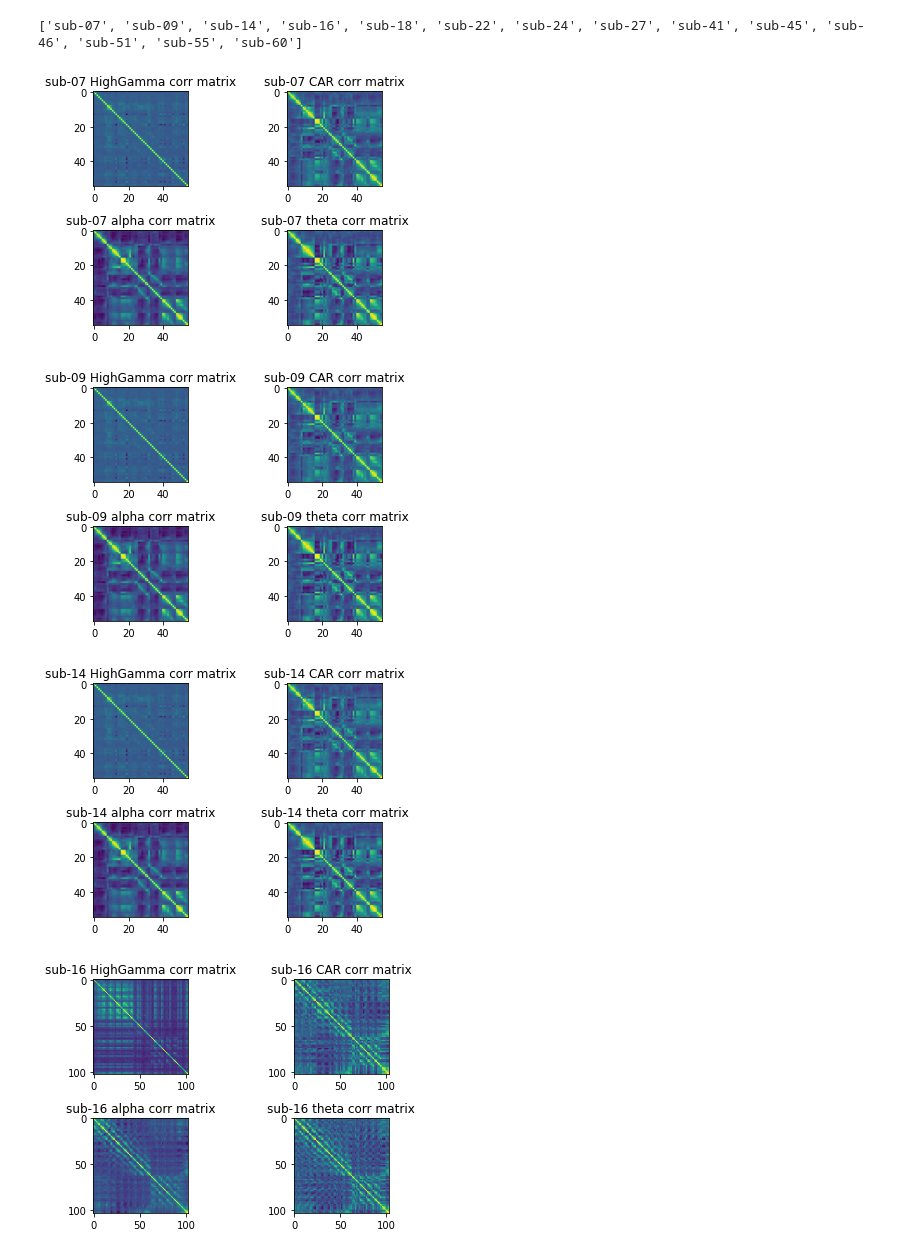
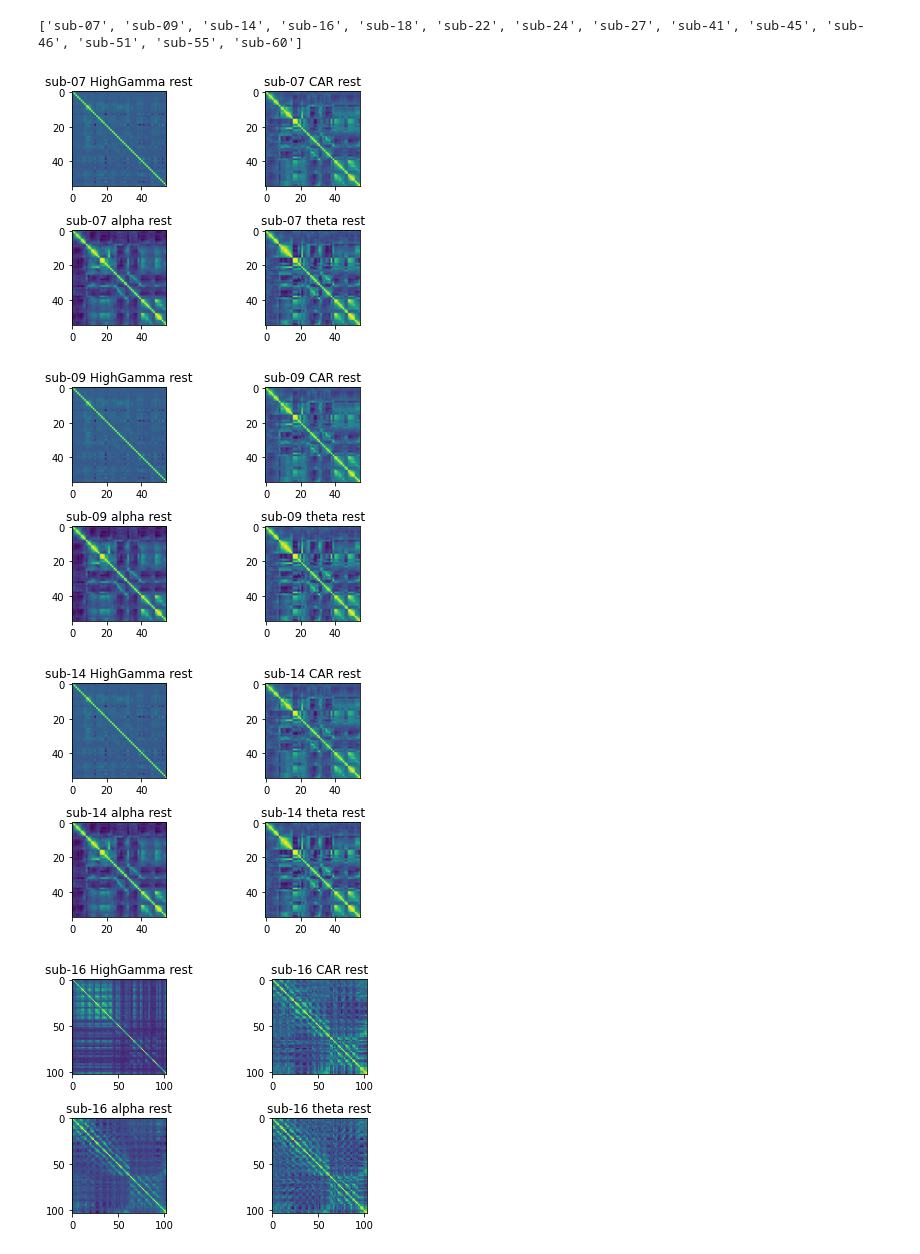
Before and after one commit to MaxvandenBoom/ieegmovie, a Jupyter notebook: codes/save_corr_maps.ipynb, the cells around one changed output. Cells and saved outputs as stored; diff of their text form; code cells hidden in the pictures.

Commit message:
notebook to sabe corr matrices

```diff
--- a/codes/save_corr_maps.ipynb
+++ b/codes/save_corr_maps.ipynb
@@ -26,14 +26,14 @@ print(subjects)
 # %%
 ## Setup variables for rest data
 sess = 'iemu'
-task = 'rest'
+task_r = 'rest'
 acq = 'clinical'
 run = "1"
 # %%
 #save correlation matrices for rest data
 for subj in subjects:
     try:
-        subj_data=getData(subj, data_dir, sess, task, acq, run)
+        subj_data=getData(subj, data_dir, sess, task_r, acq, run)
         bids_path=subj_data.getBidsPath()
         #get data
         hg_data=subj_data.getHGData().get_data()
@@ -60,35 +60,35 @@ for subj in subjects:
 # %%
 #plot and save rest correlation matrices
 hg_dir=data_dir+"corrMaps/HighGamma/"
 car_dir=data_dir+"corrMaps/CAR/"
 alpha_dir=data_dir+"corrMaps/alpha/"
 theta_dir=data_dir+"corrMaps/theta/"
 for subj in subjects:
     for hgfile in os.listdir(hg_dir):
         if hgfile.startswith(subj) and "rest" in hgfile:
             hg_dat=np.load(hg_dir+hgfile)
     for carfile in os.listdir(car_dir):
         if carfile.startswith(subj) and "rest" in carfile:
             car_dat=np.load(car_dir+carfile)
     for alphafile in os.listdir(alpha_dir):
         if alphafile.startswith(subj) and "rest" in alphafile:
             alpha_dat=np.load(alpha_dir+alphafile)
     for thetafile in os.listdir(theta_dir):
         if thetafile.startswith(subj) and "rest" in thetafile:
             theta_dat=np.load(theta_dir+thetafile)
     fig, axs = plt.subplots(2,2)
     axs[0,0].imshow(hg_dat)
-    axs[0,0].set_title(subj + " HighGamma corr matrix")
+    axs[0,0].set_title(subj + " HighGamma rest")
     axs[0,1].imshow(car_dat)
-    axs[0,1].set_title(subj + " CAR corr matrix")
+    axs[0,1].set_title(subj + " CAR rest")
     axs[1,0].imshow(alpha_dat)
-    axs[1,0].set_title(subj + " alpha corr matrix")
+    axs[1,0].set_title(subj + " alpha rest")
     axs[1,1].imshow(theta_dat)
-    axs[1,1].set_title(subj + " theta corr matrix")
+    axs[1,1].set_title(subj + " theta rest")
     plt.tight_layout()
     plt.savefig("/home/jovyan/ieegmovie/corrMatrices/rest/"+subj+"_rest-corrMat.png")
 # %% [output]
-[figure, old version]
+[figure, new version]
-[figure, old version]
+[figure, new version]
-[figure, old version]
+[figure, new version]
-[figure, old version]
+[figure, new version]
```
Also changed, not shown: parts of 2 cells of this notebook.
